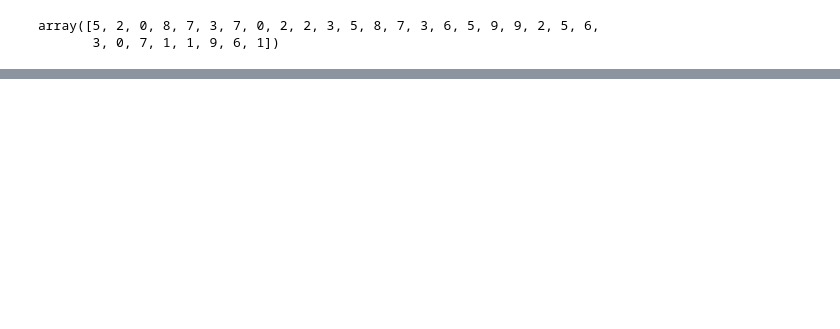
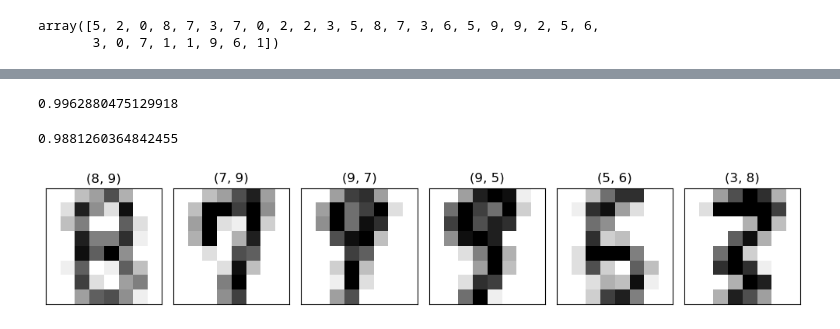
Before and after one commit to Svved/ITS_FirstProject, a Jupyter notebook: Esercizi/MNIST.ipynb, the cells around one changed output, grey strips where cells are left out. Cells and saved outputs as stored; diff of their text form; code cells hidden in the pictures; blank space fills up the shorter version.

```diff
--- a/Esercizi/MNIST.ipynb
+++ b/Esercizi/MNIST.ipynb
@@ -418,0 +465,10 @@ ValueError: <zip object at 0x...> is not a valid value for cmap; supported value
+# %%
+bernulli = BernoulliNB()
+
+bernulli.fit(X_train,y_train)
+
+prediction = bernulli.predict(X_train);
+
+print(bernulli.score(X_train,y_train))
+score = cross_val_score(bernulli, X_train, y_train, cv=10)
+score.mean()
@@ -418,0 +489,26 @@ ValueError: <zip object at 0x...> is not a valid value for cmap; supported value
+# %%
+from sklearn.svm import SVC
+
+svc_classifier = SVC()
+
+svc_classifier.fit(X_train,y_train)
+
+prediction = svc_classifier.predict(X_train);
+
+print(svc_classifier.score(X_train,y_train))
+score = cross_val_score(svc_classifier, X_train, y_train, cv=10)
+score.mean()
+# %% [output]
+0.9962880475129918
+0.9881260364842455
+# %%
+test_prediction = svc_classifier.predict(X_test);
+
+y_failed = y_test[y_test != test_prediction]
+y_failed_predetti = test_prediction[y_test != test_prediction]
+x_failed = X_test[y_test != test_prediction]
+failed_images = x_failed.reshape(x_failed.shape[0],8,8)
+
+show_multiple_img(failed_images,zip(y_failed,y_failed_predetti))
+# %% [output]
+[figure, added]
```
Also changed, not shown: parts of 17 cells of this notebook.
